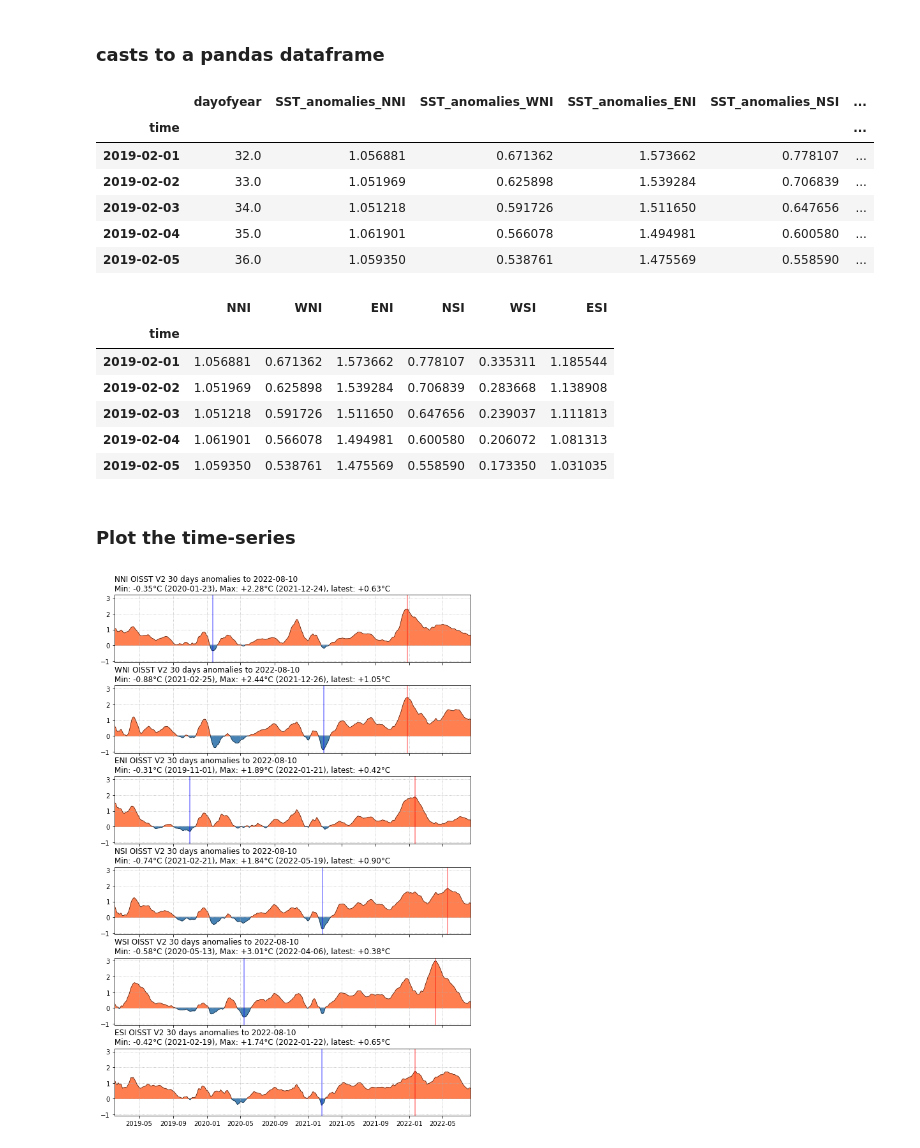
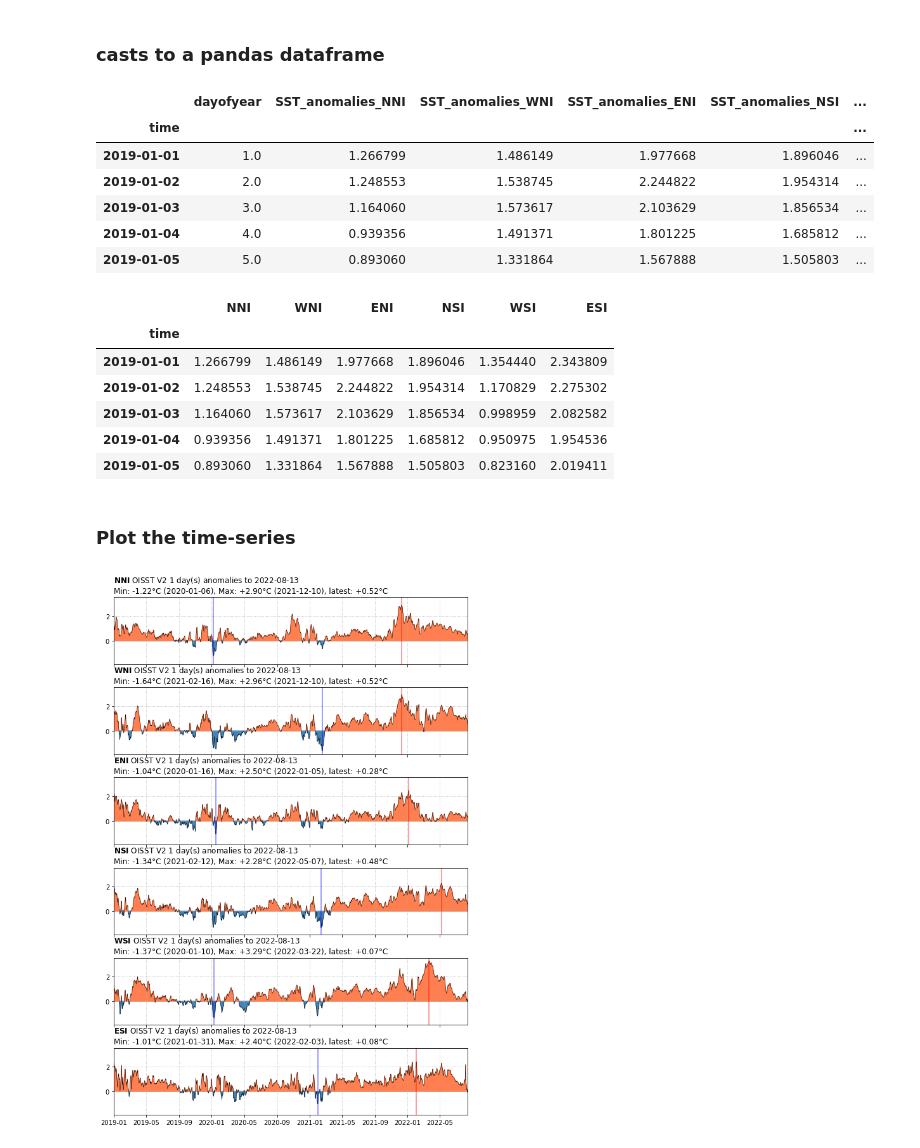
Before and after one commit to YinjingLin/OISST_indices, a Jupyter notebook: notebooks/OISST_realtime_NZ_indices.ipynb, the cells around one changed output. Saved outputs shown, nothing was run; the diff lists cells and outputs as text; code cells hidden in the pictures.

```diff
--- a/notebooks/OISST_realtime_NZ_indices.ipynb
+++ b/notebooks/OISST_realtime_NZ_indices.ipynb
@@ -33,7 +34,7 @@ dpath = "/media/nicolasf/END19101/data/OISST/daily"
 clim_path = "/home/nicolasf/operational/OISST_indices/outputs/"
 shapes_path = "/home/nicolasf/operational/OISST_indices/data/shapefiles/"
 fig_path = "/home/nicolasf/operational/OISST_indices/figures/"
-ndays_agg = 30
+ndays_agg = 1
 nmonths_back = 12 * 3
 quantile = 0.9
 lag = 0
@@ -64,6 +63,8 @@ datetime.datetime(2019, 8, 1, 10, 8, 12, 852590)
 years_to_get = np.unique(np.arange(first_day.year, current_date.year + 1))
 # %%
 lfiles = [dpath.joinpath(f"sst.day.mean.{year}.v2.nc") for year in years_to_get]
+# %%
+lfiles.sort()
 # %%
 lfiles[0]
 # %% [output]
@@ -251,11 +252,11 @@ anoms_ts.head()
 # %% [output]
 |  | dayofyear | SST_anomalies_NNI | SST_anomalies_WNI | SST_anomalies_ENI | SST_anomalies_NSI | ... |
 | time |  |  |  |  |  | ... |
-| 2019-02-01 | 32.0 | 1.056881 | 0.671362 | 1.573662 | 0.778107 | ... |
-| 2019-02-02 | 33.0 | 1.051969 | 0.625898 | 1.539284 | 0.706839 | ... |
-| 2019-02-03 | 34.0 | 1.051218 | 0.591726 | 1.511650 | 0.647656 | ... |
-| 2019-02-04 | 35.0 | 1.061901 | 0.566078 | 1.494981 | 0.600580 | ... |
-| 2019-02-05 | 36.0 | 1.059350 | 0.538761 | 1.475569 | 0.558590 | ... |
+| 2019-01-01 | 1.0 | 1.266799 | 1.486149 | 1.977668 | 1.896046 | ... |
+| 2019-01-02 | 2.0 | 1.248553 | 1.538745 | 2.244822 | 1.954314 | ... |
+| 2019-01-03 | 3.0 | 1.164060 | 1.573617 | 2.103629 | 1.856534 | ... |
+| 2019-01-04 | 4.0 | 0.939356 | 1.491371 | 1.801225 | 1.685812 | ... |
+| 2019-01-05 | 5.0 | 0.893060 | 1.331864 | 1.567888 | 1.505803 | ... |
 # %%
 anoms_ts = anoms_ts.drop("dayofyear", axis=1)
 # %%
@@ -265,11 +266,11 @@ anoms_ts.head()
 # %% [output]
 |  | NNI | WNI | ENI | NSI | WSI | ESI |
 | time |  |  |  |  |  |  |
-| 2019-02-01 | 1.056881 | 0.671362 | 1.573662 | 0.778107 | 0.335311 | 1.185544 |
-| 2019-02-02 | 1.051969 | 0.625898 | 1.539284 | 0.706839 | 0.283668 | 1.138908 |
-| 2019-02-03 | 1.051218 | 0.591726 | 1.511650 | 0.647656 | 0.239037 | 1.111813 |
-| 2019-02-04 | 1.061901 | 0.566078 | 1.494981 | 0.600580 | 0.206072 | 1.081313 |
-| 2019-02-05 | 1.059350 | 0.538761 | 1.475569 | 0.558590 | 0.173350 | 1.031035 |
+| 2019-01-01 | 1.266799 | 1.486149 | 1.977668 | 1.896046 | 1.354440 | 2.343809 |
+| 2019-01-02 | 1.248553 | 1.538745 | 2.244822 | 1.954314 | 1.170829 | 2.275302 |
+| 2019-01-03 | 1.164060 | 1.573617 | 2.103629 | 1.856534 | 0.998959 | 2.082582 |
+| 2019-01-04 | 0.939356 | 1.491371 | 1.801225 | 1.685812 | 0.950975 | 1.954536 |
+| 2019-01-05 | 0.893060 | 1.331864 | 1.567888 | 1.505803 | 0.823160 | 2.019411 |
 # %% [markdown]
 ### Plot the time-series
 # %%
@@ -279,34 +280,34 @@ f, axes = plt.subplots(
 
 plt.subplots_adjust(hspace=0.35)
 
 for i, NZ_region in enumerate(NZ_regions):
 
     ax = axes[i]
 
     df = anoms_ts.loc[:, NZ_region]
 
     ax.fill_between(
         df.index, 0, df.values, df.values > 0, interpolate=True, color="coral"
     )
     ax.fill_between(
         df.index, 0, df.values, df.values <= 0, interpolate=True, color="steelblue"
     )
 
     ax.plot(df.index, df.values, color="k", lw=0.5)
 
     ax.grid(ls=":")
 
-    title = f"{NZ_region} OISST V2 {ndays_agg} days anomalies to {last_day:%Y-%m-%d}\nMin: {df.min():+4.2f}°C ({df.idxmin():%Y-%m-%d}), Max: {df.max():+4.2f}°C ({df.idxmax():%Y-%m-%d}), latest: {df.iloc[-1]:+4.2f}°C"
+    title = r"$\bf{" + NZ_region + "}$" + f" OISST V2 {ndays_agg} day(s) anomalies to {last_day:%Y-%m-%d}\nMin: {df.min():+4.2f}°C ({df.idxmin():%Y-%m-%d}), Max: {df.max():+4.2f}°C ({df.idxmax():%Y-%m-%d}), latest: {df.iloc[-1]:+4.2f}°C"
 
     ax.set_title(title, loc="left")
 
     ax.axhline(0, color="0.8", zorder=-1)
 
     ax.axvline(df.idxmin(), color="b", alpha=0.5)
     ax.axvline(df.idxmax(), color="r", alpha=0.5)
 
     ax.set_xlim(first_day, last_day)
 # %% [output]
-[figure, old version]
+[figure, new version]
 # %%
 f.savefig(
```
Also changed, not shown: parts of 8 cells of this notebook, 1 other file.
